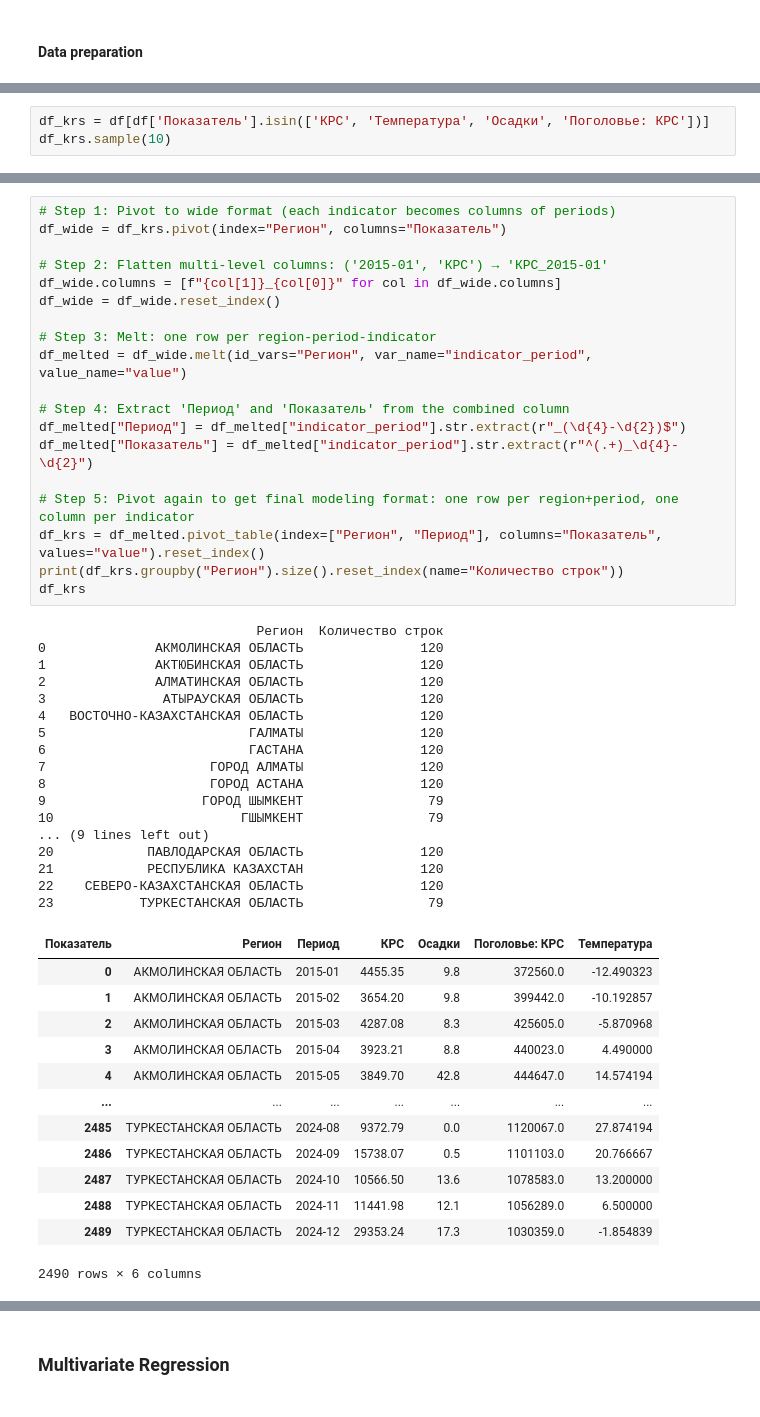
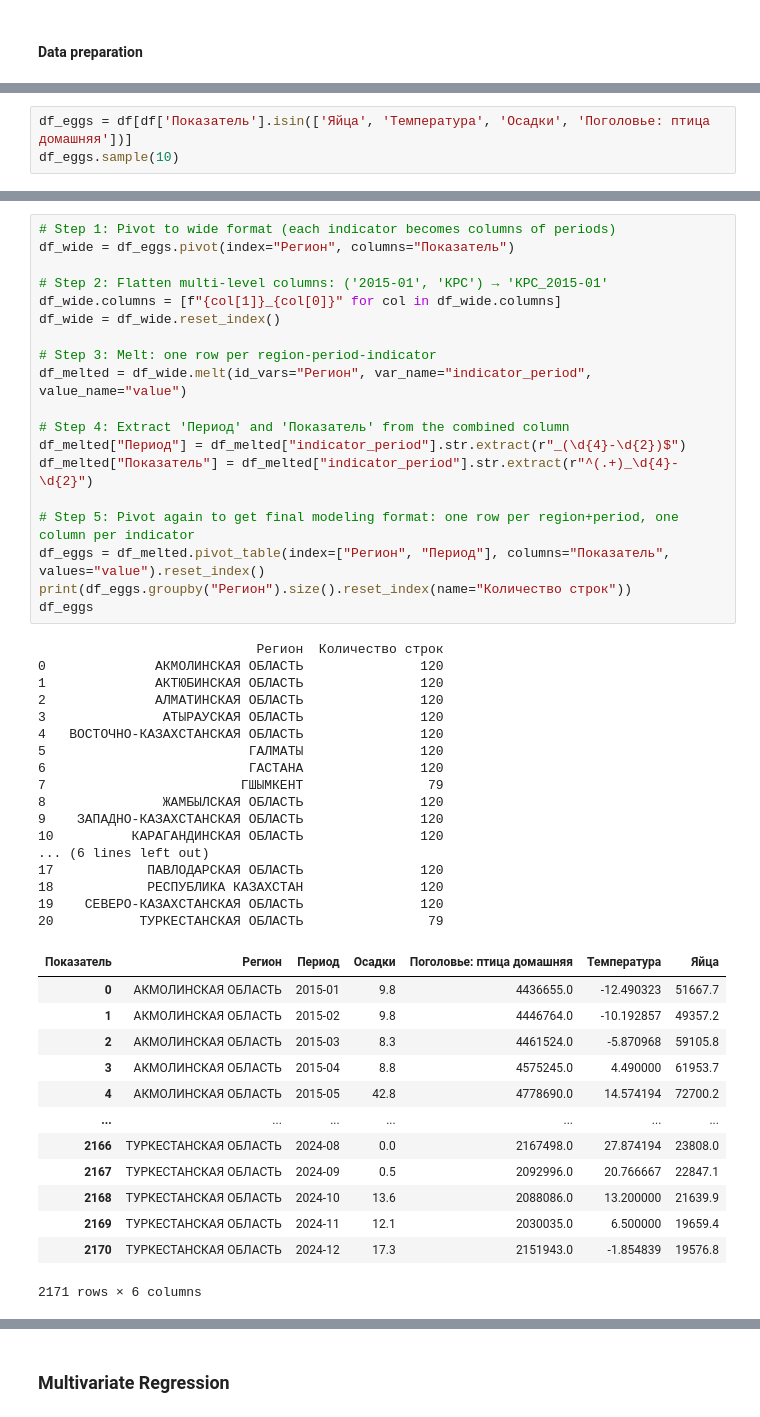
Before and after one commit to Madi147/ICC, a Jupyter notebook: Models/Яйца/Models_яйца.ipynb, the cells around one changed output, grey strips where cells are left out. Cells and saved outputs as stored; diff of their text form.

```diff
--- a/Models/Яйца/Models_яйца.ipynb
+++ b/Models/Яйца/Models_яйца.ipynb
@@ -43,5 +49,5 @@ df.head(5)
 # %%
-df_krs = df[df['Показатель'].isin(['КРС', 'Температура', 'Осадки', 'Поголовье: КРС'])]
-df_krs.sample(10)
+df_eggs = df[df['Показатель'].isin(['Яйца', 'Температура', 'Осадки', 'Поголовье: птица домашняя'])]
+df_eggs.sample(10)
 # %% [output]
 |  | Показатель | Регион | 2015-01 | 2015-02 | 2015-03 | 2015-04 | 2015-05 | 2015-06 | 2015-07 | 2015-08 | 2015-09 | ... |
@@ -58,51 +64,51 @@ df_krs.sample(10)
 # %%
 # Step 1: Pivot to wide format (each indicator becomes columns of periods)
-df_wide = df_krs.pivot(index="Регион", columns="Показатель")
+df_wide = df_eggs.pivot(index="Регион", columns="Показатель")
 
 # Step 2: Flatten multi-level columns: ('2015-01', 'КРС') → 'КРС_2015-01'
 df_wide.columns = [f"{col[1]}_{col[0]}" for col in df_wide.columns]
 df_wide = df_wide.reset_index()
 
 # Step 3: Melt: one row per region-period-indicator
 df_melted = df_wide.melt(id_vars="Регион", var_name="indicator_period", value_name="value")
 
 # Step 4: Extract 'Период' and 'Показатель' from the combined column
 df_melted["Период"] = df_melted["indicator_period"].str.extract(r"_(\d{4}-\d{2})$")
 df_melted["Показатель"] = df_melted["indicator_period"].str.extract(r"^(.+)_\d{4}-\d{2}")
 
 # Step 5: Pivot again to get final modeling format: one row per region+period, one column per indicator
-df_krs = df_melted.pivot_table(index=["Регион", "Период"], columns="Показатель", values="value").reset_index()
-print(df_krs.groupby("Регион").size().reset_index(name="Количество строк"))
-df_krs
+df_eggs = df_melted.pivot_table(index=["Регион", "Период"], columns="Показатель", values="value").reset_index()
+print(df_eggs.groupby("Регион").size().reset_index(name="Количество строк"))
+df_eggs
 # %% [output]
                             Регион  Количество строк
 0              АКМОЛИНСКАЯ ОБЛАСТЬ               120
 1              АКТЮБИНСКАЯ ОБЛАСТЬ               120
 2              АЛМАТИНСКАЯ ОБЛАСТЬ               120
 3               АТЫРАУСКАЯ ОБЛАСТЬ               120
 4   ВОСТОЧНО-КАЗАХСТАНСКАЯ ОБЛАСТЬ               120
 5                          ГАЛМАТЫ               120
 6                          ГАСТАНА               120
-7                     ГОРОД АЛМАТЫ               120
-8                     ГОРОД АСТАНА               120
-9                    ГОРОД ШЫМКЕНТ                79
-10                        ГШЫМКЕНТ                79
-... (9 lines left out)
-20            ПАВЛОДАРСКАЯ ОБЛАСТЬ               120
-21            РЕСПУБЛИКА КАЗАХСТАН               120
-22    СЕВЕРО-КАЗАХСТАНСКАЯ ОБЛАСТЬ               120
-23           ТУРКЕСТАНСКАЯ ОБЛАСТЬ                79
+7                         ГШЫМКЕНТ                79
+8               ЖАМБЫЛСКАЯ ОБЛАСТЬ               120
+9    ЗАПАДНО-КАЗАХСТАНСКАЯ ОБЛАСТЬ               120
+10          КАРАГАНДИНСКАЯ ОБЛАСТЬ               120
+... (6 lines left out)
+17            ПАВЛОДАРСКАЯ ОБЛАСТЬ               120
+18            РЕСПУБЛИКА КАЗАХСТАН               120
+19    СЕВЕРО-КАЗАХСТАНСКАЯ ОБЛАСТЬ               120
+20           ТУРКЕСТАНСКАЯ ОБЛАСТЬ                79
-| Показатель | Регион | Период | КРС | Осадки | Поголовье: КРС | Температура |
-| 0 | АКМОЛИНСКАЯ ОБЛАСТЬ | 2015-01 | 4455.35 | 9.8 | 372560.0 | -12.490323 |
-| 1 | АКМОЛИНСКАЯ ОБЛАСТЬ | 2015-02 | 3654.20 | 9.8 | 399442.0 | -10.192857 |
-| 2 | АКМОЛИНСКАЯ ОБЛАСТЬ | 2015-03 | 4287.08 | 8.3 | 425605.0 | -5.870968 |
-| 3 | АКМОЛИНСКАЯ ОБЛАСТЬ | 2015-04 | 3923.21 | 8.8 | 440023.0 | 4.490000 |
-| 4 | АКМОЛИНСКАЯ ОБЛАСТЬ | 2015-05 | 3849.70 | 42.8 | 444647.0 | 14.574194 |
+| Показатель | Регион | Период | Осадки | Поголовье: птица домашняя | Температура | Яйца |
+| 0 | АКМОЛИНСКАЯ ОБЛАСТЬ | 2015-01 | 9.8 | 4436655.0 | -12.490323 | 51667.7 |
+| 1 | АКМОЛИНСКАЯ ОБЛАСТЬ | 2015-02 | 9.8 | 4446764.0 | -10.192857 | 49357.2 |
+| 2 | АКМОЛИНСКАЯ ОБЛАСТЬ | 2015-03 | 8.3 | 4461524.0 | -5.870968 | 59105.8 |
+| 3 | АКМОЛИНСКАЯ ОБЛАСТЬ | 2015-04 | 8.8 | 4575245.0 | 4.490000 | 61953.7 |
+| 4 | АКМОЛИНСКАЯ ОБЛАСТЬ | 2015-05 | 42.8 | 4778690.0 | 14.574194 | 72700.2 |
 | ... | ... | ... | ... | ... | ... | ... |
-| 2485 | ТУРКЕСТАНСКАЯ ОБЛАСТЬ | 2024-08 | 9372.79 | 0.0 | 1120067.0 | 27.874194 |
-| 2486 | ТУРКЕСТАНСКАЯ ОБЛАСТЬ | 2024-09 | 15738.07 | 0.5 | 1101103.0 | 20.766667 |
-| 2487 | ТУРКЕСТАНСКАЯ ОБЛАСТЬ | 2024-10 | 10566.50 | 13.6 | 1078583.0 | 13.200000 |
-| 2488 | ТУРКЕСТАНСКАЯ ОБЛАСТЬ | 2024-11 | 11441.98 | 12.1 | 1056289.0 | 6.500000 |
-| 2489 | ТУРКЕСТАНСКАЯ ОБЛАСТЬ | 2024-12 | 29353.24 | 17.3 | 1030359.0 | -1.854839 |
+| 2166 | ТУРКЕСТАНСКАЯ ОБЛАСТЬ | 2024-08 | 0.0 | 2167498.0 | 27.874194 | 23808.0 |
+| 2167 | ТУРКЕСТАНСКАЯ ОБЛАСТЬ | 2024-09 | 0.5 | 2092996.0 | 20.766667 | 22847.1 |
+| 2168 | ТУРКЕСТАНСКАЯ ОБЛАСТЬ | 2024-10 | 13.6 | 2088086.0 | 13.200000 | 21639.9 |
+| 2169 | ТУРКЕСТАНСКАЯ ОБЛАСТЬ | 2024-11 | 12.1 | 2030035.0 | 6.500000 | 19659.4 |
+| 2170 | ТУРКЕСТАНСКАЯ ОБЛАСТЬ | 2024-12 | 17.3 | 2151943.0 | -1.854839 | 19576.8 |
-2490 rows × 6 columns
+2171 rows × 6 columns
 # %%
```
Also changed, not shown: parts of 11 cells of this notebook, 6 other files.
